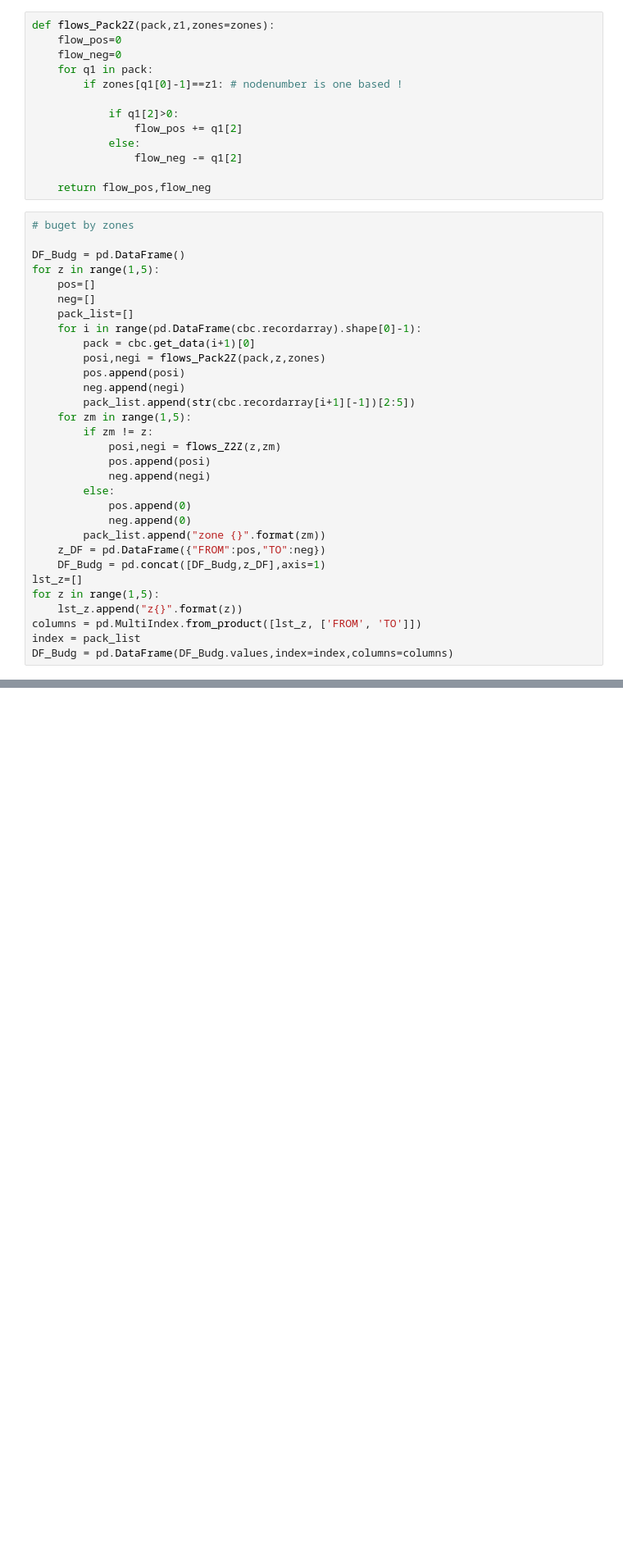
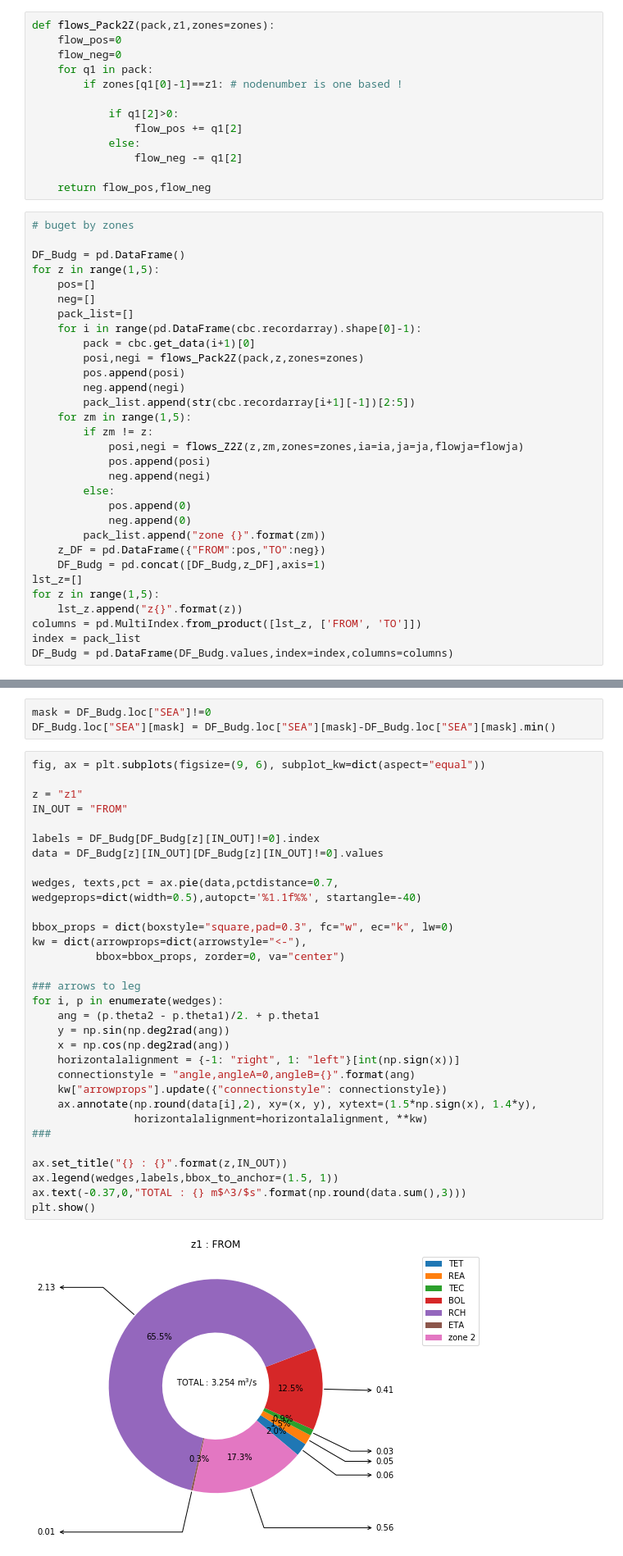
Before and after one commit to LudovicSchorpp/TM_Ludovic_Schorpp, a Jupyter notebook: codes_tests/Modeles3D/test_3D/test_3D.ipynb, the cells around one changed output, grey strips where cells are left out. Shown at 82% size. Drawn from its saved outputs; the diff is of its cells as text; blank space fills up the shorter version.

```diff
--- a/codes_tests/Modeles3D/test_3D/test_3D.ipynb
+++ b/codes_tests/Modeles3D/test_3D/test_3D.ipynb
@@ -473,13 +485,13 @@ for z in range(1,5):
     pack_list=[]
     for i in range(pd.DataFrame(cbc.recordarray).shape[0]-1):
         pack = cbc.get_data(i+1)[0]
-        posi,negi = flows_Pack2Z(pack,z,zones)
+        posi,negi = flows_Pack2Z(pack,z,zones=zones)
         pos.append(posi)
         neg.append(negi)
         pack_list.append(str(cbc.recordarray[i+1][-1])[2:5])
     for zm in range(1,5):
         if zm != z:
-            posi,negi = flows_Z2Z(z,zm)
+            posi,negi = flows_Z2Z(z,zm,zones=zones,ia=ia,ja=ja,flowja=flowja)
             pos.append(posi)
             neg.append(negi)
         else:
@@ -527,0 +509,36 @@ array([[<matplotlib.axes._subplots.AxesSubplot object at 0x...>,
+# %%
+mask = DF_Budg.loc["SEA"]!=0
+DF_Budg.loc["SEA"][mask] = DF_Budg.loc["SEA"][mask]-DF_Budg.loc["SEA"][mask].min()
+# %%
+fig, ax = plt.subplots(figsize=(9, 6), subplot_kw=dict(aspect="equal"))
+
+z = "z1"
+IN_OUT = "FROM"
+
+labels = DF_Budg[DF_Budg[z][IN_OUT]!=0].index
+data = DF_Budg[z][IN_OUT][DF_Budg[z][IN_OUT]!=0].values
+
+wedges, texts,pct = ax.pie(data,pctdistance=0.7, wedgeprops=dict(width=0.5),autopct='%1.1f%%', startangle=-40)
+
+bbox_props = dict(boxstyle="square,pad=0.3", fc="w", ec="k", lw=0)
+kw = dict(arrowprops=dict(arrowstyle="<-"),
+          bbox=bbox_props, zorder=0, va="center")
+
+### arrows to leg
+for i, p in enumerate(wedges):
+    ang = (p.theta2 - p.theta1)/2. + p.theta1
+    y = np.sin(np.deg2rad(ang))
+    x = np.cos(np.deg2rad(ang))
+    horizontalalignment = {-1: "right", 1: "left"}[int(np.sign(x))]
+    connectionstyle = "angle,angleA=0,angleB={}".format(ang)
+    kw["arrowprops"].update({"connectionstyle": connectionstyle})
+    ax.annotate(np.round(data[i],2), xy=(x, y), xytext=(1.5*np.sign(x), 1.4*y),
+                horizontalalignment=horizontalalignment, **kw)
+###
+
+ax.set_title("{} : {}".format(z,IN_OUT))
+ax.legend(wedges,labels,bbox_to_anchor=(1.5, 1))
+ax.text(-0.37,0,"TOTAL : {} m$^3/$s".format(np.round(data.sum(),3)))
+plt.show()
+# %% [output]
+[figure, added]
```
Also changed, not shown: parts of 7 cells of this notebook, 2 other files.
